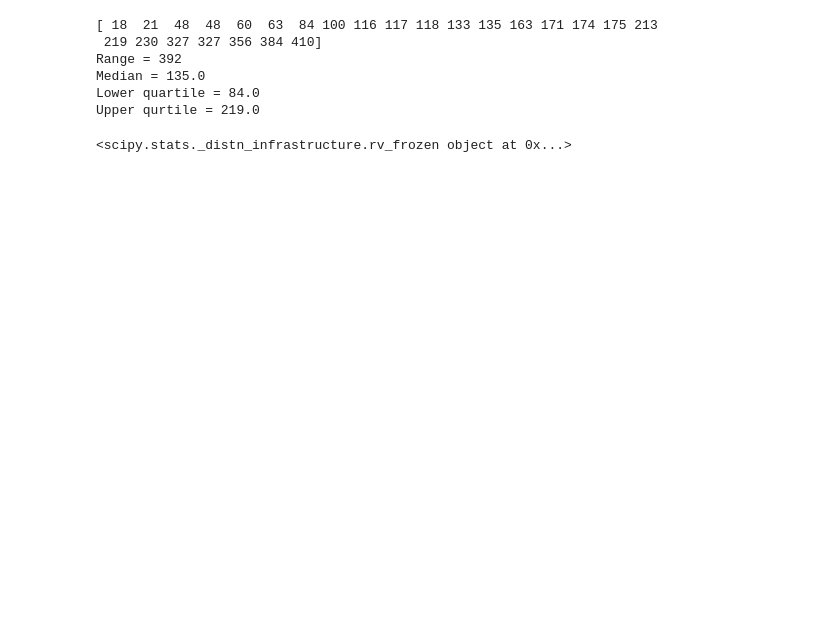
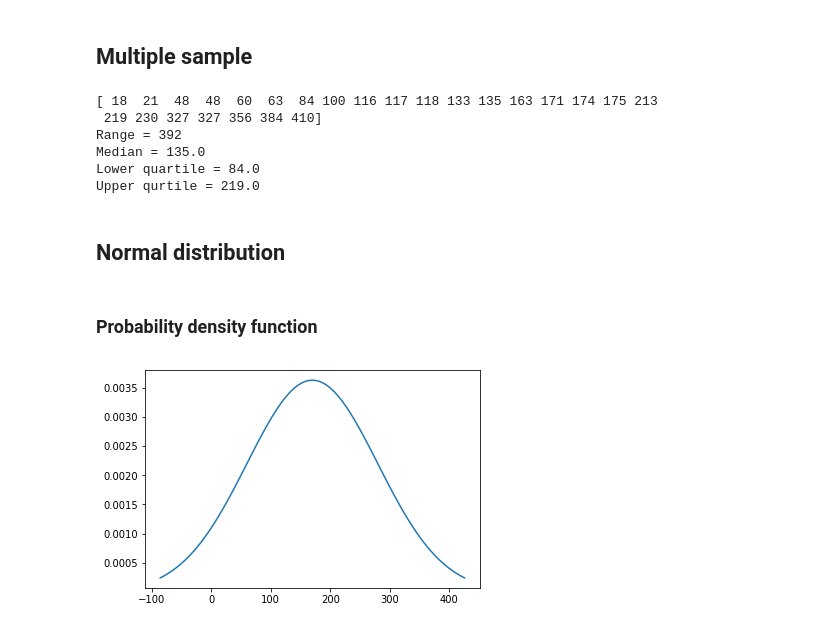
Before and after one commit to YarrDOpanas/uData, a Jupyter notebook: Statistics/DZ/dz1.ipynb, the cells around one changed output. Cells and saved outputs as stored; diff of their text form; code cells hidden in the pictures; blank space fills up the shorter version.

```diff
--- a/Statistics/DZ/dz1.ipynb
+++ b/Statistics/DZ/dz1.ipynb
@@ -7,3 +9,5 @@ from scipy.stats import kstest
+# %% [markdown]
+## Multiple sample
 # %%
 x = [48, 84, 21, 63, 219, 133, 327, 213, 118, 171, 356, 117,
 175, 163, 230, 135, 18, 116, 174, 384, 100, 60, 327, 48, 410]
@@ -21,8 +25,13 @@ Range = 392
 Median = 135.0
 Lower quartile = 84.0
 Upper qurtile = 219.0
-# %%
-uniform = st.uniform(0, 240)
-print(uniform)
-# %% [output]
-<scipy.stats._distn_infrastructure.rv_frozen object at 0x...>
+# %% [markdown]
+## Normal distribution
+# %% [markdown]
+### Probability density function
+# %%
+x_s = np.linspace(st.norm.ppf(0.01, 170, 110), st.norm.ppf(0.99,170, 110), 100)
+plt.plot(x_s, st.norm.pdf(x_s, 170, 110))
+plt.show()
+# %% [output]
+[figure, added]
```
Also changed, not shown: parts of 8 cells of this notebook, 2 other files.
